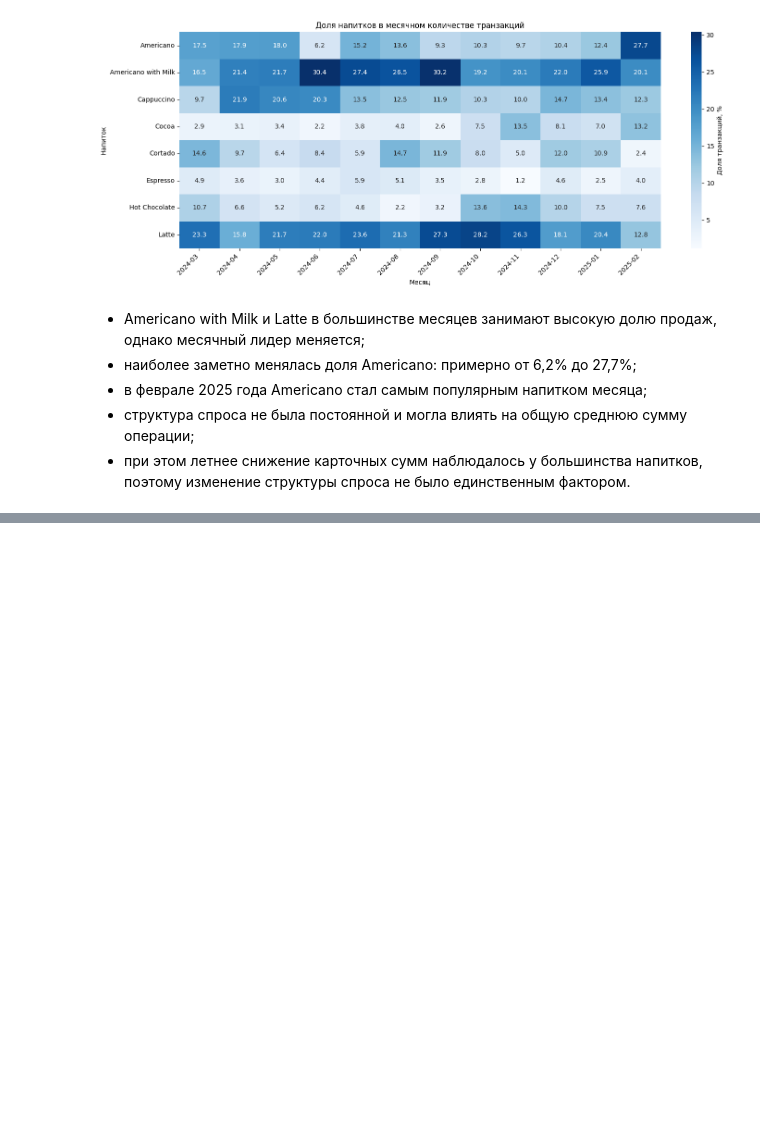
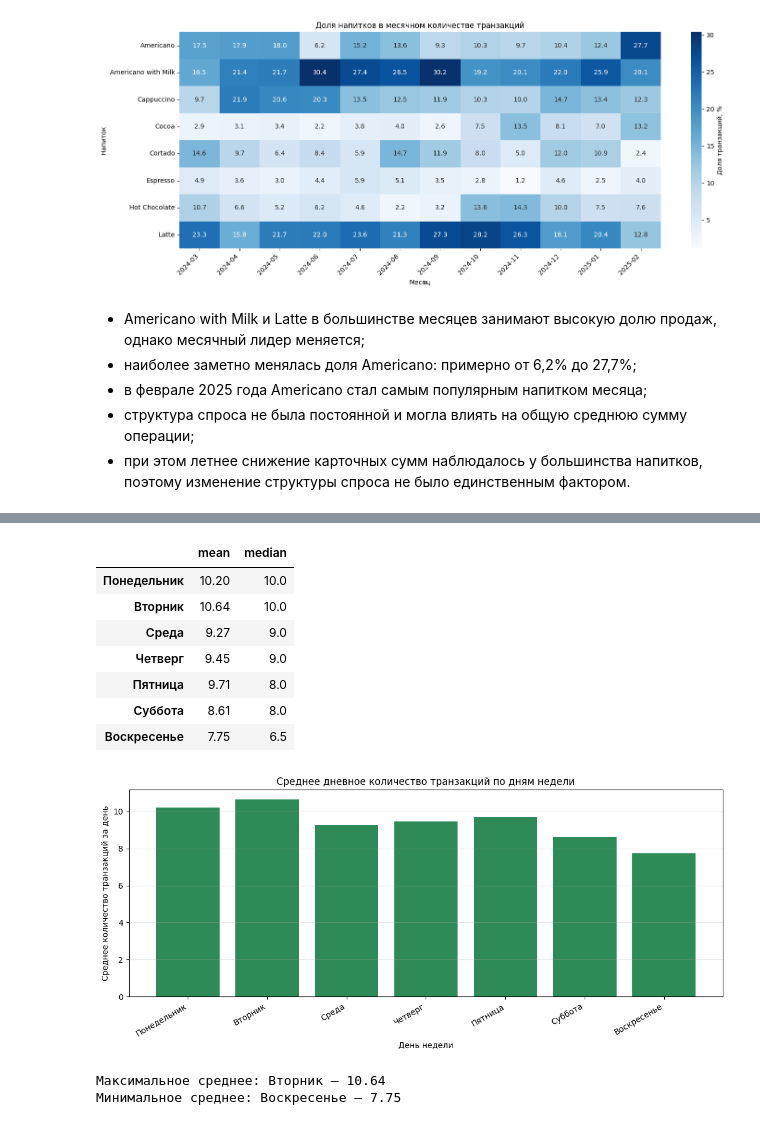
Before and after one commit to prodavec-svg/Coffee-sales-eda, a Jupyter notebook: notebooks/main.ipynb, the cells around one changed output, grey strips where cells are left out. Drawn from its saved outputs; the diff is of its cells as text; code cells hidden in the pictures; blank space fills up the shorter version.

```diff
--- a/notebooks/main.ipynb
+++ b/notebooks/main.ipynb
@@ -603,0 +575,36 @@ plt.show()
+# %%
+weekday_names = {0: 'Понедельник', 1: 'Вторник', 2: 'Среда', 3: 'Четверг', 4: 'Пятница', 5: 'Суббота', 6: 'Воскресенье'}
+
+daily_transactions = daily_hour.sum(axis=1).rename('transactions').to_frame()
+daily_transactions['weekday_num'] = daily_transactions.index.dayofweek
+weekday_activity = (
+    daily_transactions.groupby('weekday_num')['transactions']
+    .agg(['mean', 'median']).reindex(range(7))
+)
+weekday_activity.index = [weekday_names[i] for i in weekday_activity.index]
+display(weekday_activity.round(2))
+
+plt.figure(figsize=(11, 5))
+plt.bar(weekday_activity.index, weekday_activity['mean'], color='seagreen')
+plt.title('Среднее дневное количество транзакций по дням недели')
+plt.xlabel('День недели')
+plt.ylabel('Среднее количество транзакций за день')
+plt.xticks(rotation=30, ha='right')
+plt.grid(axis='y', alpha=0.3)
+plt.tight_layout()
+plt.show()
+
+print(f'Максимальное среднее: {weekday_activity["mean"].idxmax()} — {weekday_activity["mean"].max():.2f}')
+print(f'Минимальное среднее: {weekday_activity["mean"].idxmin()} — {weekday_activity["mean"].min():.2f}')
+# %% [output]
+|  | mean | median |
+| Понедельник | 10.20 | 10.0 |
+| Вторник | 10.64 | 10.0 |
+| Среда | 9.27 | 9.0 |
+| Четверг | 9.45 | 9.0 |
+| Пятница | 9.71 | 8.0 |
+| Суббота | 8.61 | 8.0 |
+| Воскресенье | 7.75 | 6.5 |
+[figure, added]
+Максимальное среднее: Вторник — 10.64
+Минимальное среднее: Воскресенье — 7.75
```
Also changed, not shown: parts of 41 cells of this notebook.
